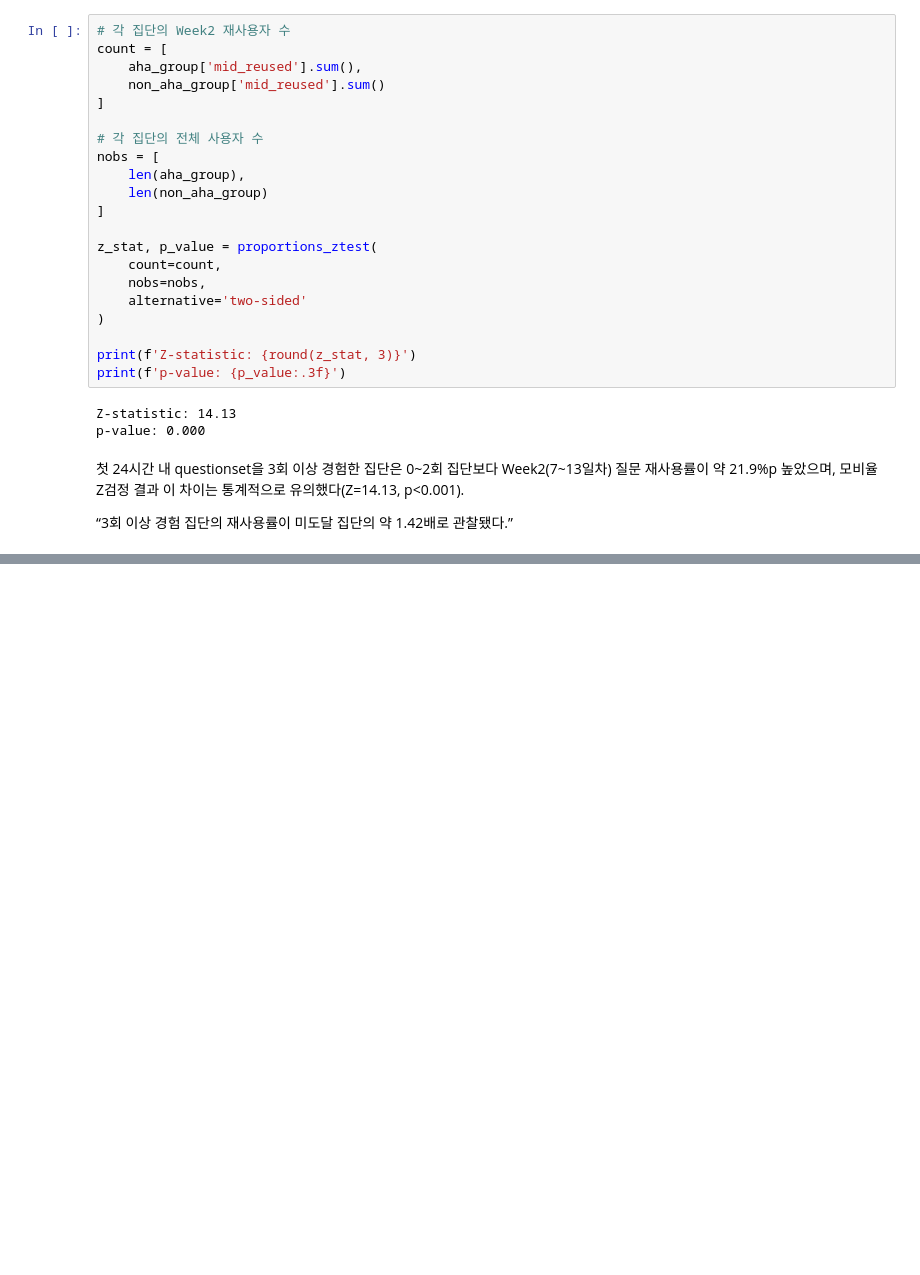
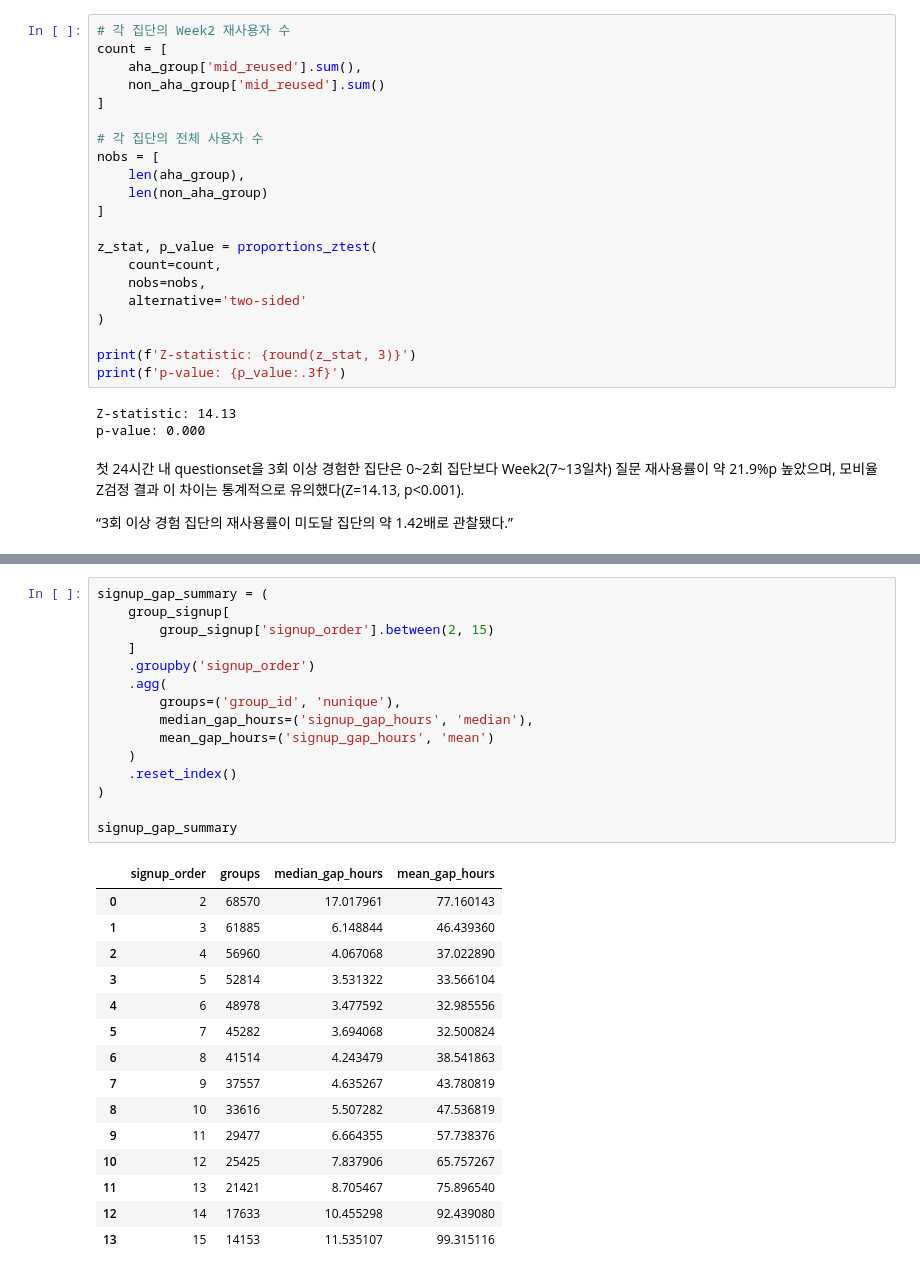
Before and after one commit to zoo-no-s/sns_service_analysis, a Jupyter notebook: notebooks/activation_analysis_kkw.ipynb, the cells around one changed output, grey strips where cells are left out. Saved outputs shown, nothing was run; the diff lists cells and outputs as text; blank space fills up the shorter version.

```diff
--- a/notebooks/activation_analysis_kkw.ipynb
+++ b/notebooks/activation_analysis_kkw.ipynb
@@ -2671,0 +2906,31 @@ p-value: 0.000
+# %%
+signup_gap_summary = (
+    group_signup[
+        group_signup['signup_order'].between(2, 15)
+    ]
+    .groupby('signup_order')
+    .agg(
+        groups=('group_id', 'nunique'),
+        median_gap_hours=('signup_gap_hours', 'median'),
+        mean_gap_hours=('signup_gap_hours', 'mean')
+    )
+    .reset_index()
+)
+
+signup_gap_summary
+# %% [output]
+|  | signup_order | groups | median_gap_hours | mean_gap_hours |
+| 0 | 2 | 68570 | 17.017961 | 77.160143 |
+| 1 | 3 | 61885 | 6.148844 | 46.439360 |
+| 2 | 4 | 56960 | 4.067068 | 37.022890 |
+| 3 | 5 | 52814 | 3.531322 | 33.566104 |
+| 4 | 6 | 48978 | 3.477592 | 32.985556 |
+| 5 | 7 | 45282 | 3.694068 | 32.500824 |
+| 6 | 8 | 41514 | 4.243479 | 38.541863 |
+| 7 | 9 | 37557 | 4.635267 | 43.780819 |
+| 8 | 10 | 33616 | 5.507282 | 47.536819 |
+| 9 | 11 | 29477 | 6.664355 | 57.738376 |
+| 10 | 12 | 25425 | 7.837906 | 65.757267 |
+| 11 | 13 | 21421 | 8.705467 | 75.896540 |
+| 12 | 14 | 17633 | 10.455298 | 92.439080 |
+| 13 | 15 | 14153 | 11.535107 | 99.315116 |
```
Also changed, not shown: parts of 118 cells of this notebook.
